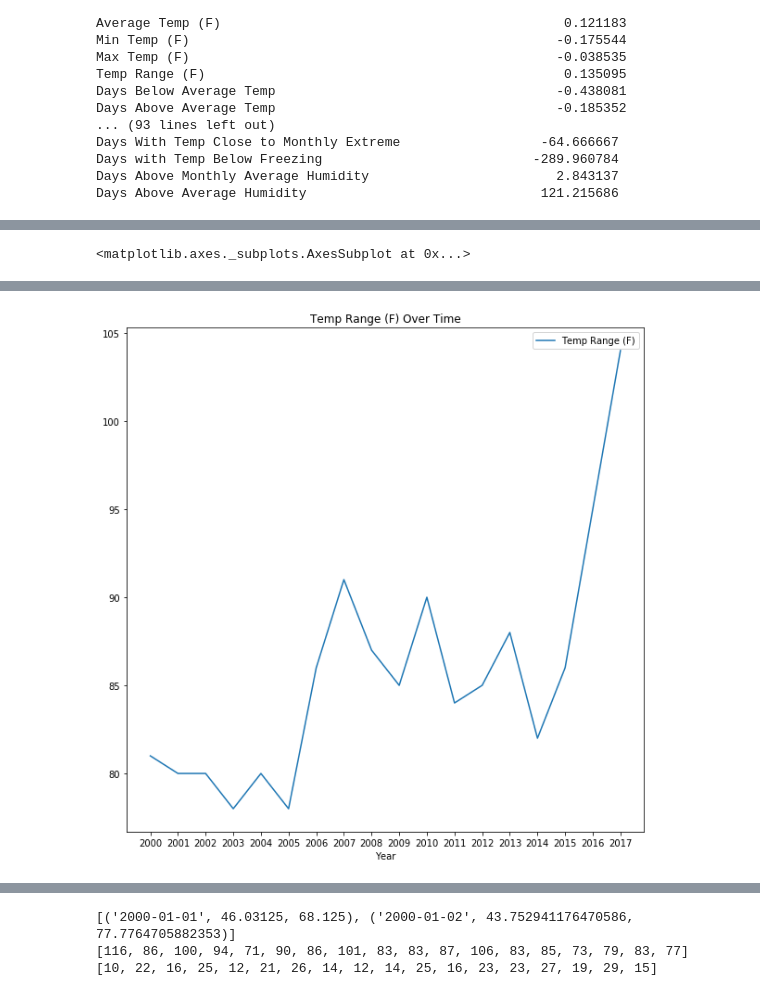
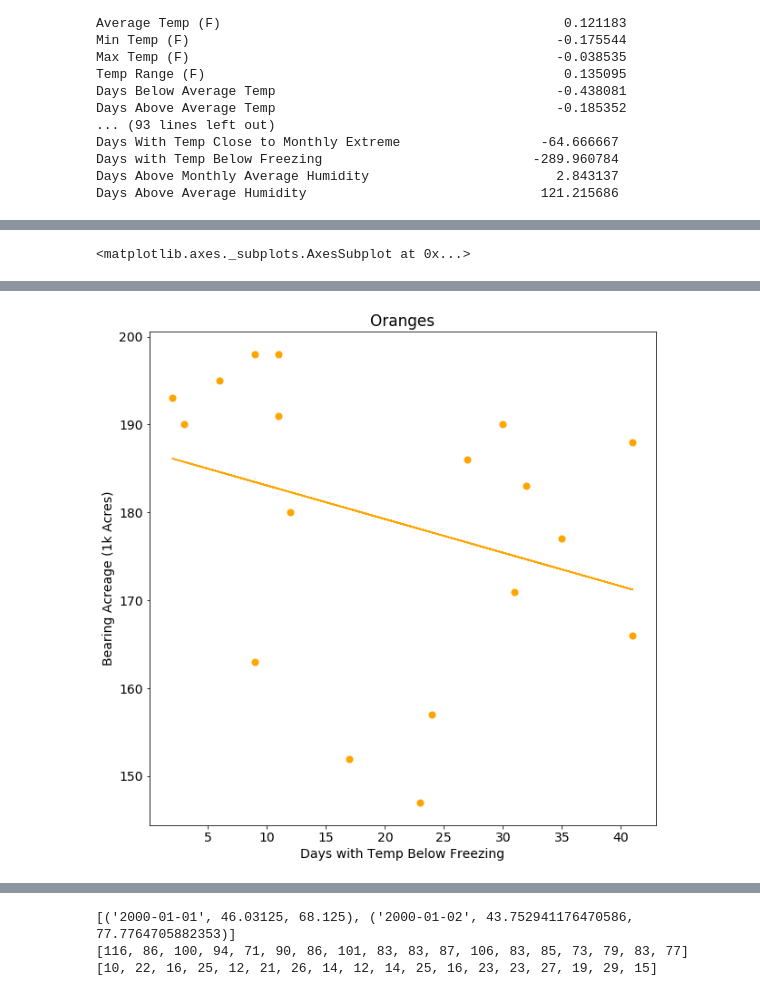
Before and after one commit to teamAwesomeKaraAndTroy/DataScienceFinalProject, a Jupyter notebook: FruitYearbookDataExploration.ipynb, the cells around one changed output, grey strips where cells are left out. Drawn from its saved outputs; the diff is of its cells as text; code cells hidden in the pictures.

Commit message:
Cleaned up plots, and added some more (#6)

```diff
--- a/FruitYearbookDataExploration.ipynb
+++ b/FruitYearbookDataExploration.ipynb
@@ -267,6 +273,7 @@ states = ['California', 'Arizona', 'Florida', 'Texas']
 curr_subplot = 1
 
 plt.rcParams['figure.figsize'] = (12, 12)
+plt.rcParams['font.size'] = 10
 
 for state in states:
 
@@ -282,10 +289,22 @@ for state in states:
     avg_oranges_state = average(oranges_production_state)
     avg_grapefruit_state = average(grapefruit_production_state)
 
-    xs = [avg_lemons_state, avg_oranges_state, avg_grapefruit_state]
+    xs = np.array([avg_lemons_state, avg_oranges_state, avg_grapefruit_state])
+    labels = np.array(['Lemons', 'Oranges', 'Grapefruit'])
+    colors = np.array(['C0', 'C1', 'C2'])
+
+    mask = []
+    for i in range(len(xs)):
+        if int(xs[i]) == 0:
+            mask.append(False)
+        else:
+            mask.append(True)
+    xs = xs[mask]
+    labels = labels[mask]
+    colors = colors[mask]
 
     plt.subplot(2, 2, curr_subplot)
-    plt.pie(xs, labels=["Lemons", "Oranges", "Grapefruit"])
+    plt.pie(xs, labels=labels, colors=colors)
     curr_subplot += 1
     plt.title('Average Production of Citrus in ' + state + ' (1980 - 2017)')
 
@@ -867,6 +925,8 @@ df.iloc[365:].plot.scatter(x='Temp', y='Humid', label='2018', ax=ax, s=50, c=col
 # %%
 # define a helper method that can generate a scatter plot with a trend line
 def scatter_with_trendline(dataframe, x, y, s, c=None, title=None):
+    plt.rcParams['figure.figsize'] = (10, 10)
+    plt.rcParams['font.size'] = 14
     ax = dataframe.plot.scatter(x=x, y=y, s=s, title=title, c=c)
     z = np.polyfit(list(dataframe[x]), list(dataframe[y]), 1)
     p = np.poly1d(z)
@@ -911,7 +971,9 @@ scatter_with_trendline(oranges_df, x='Days Above Average Temp', y='Yield Per Acr
 scatter_with_trendline(oranges_df, x='Days Below Average Temp', y='Yield Per Acre (Short Tons)', s=50, c='orange', title='Oranges')
 scatter_with_trendline(oranges_df, x='Yield Per Acre (Short Tons)', y='Bearing Acreage (1k Acres)', s=50, c='orange', title='Oranges')
 scatter_with_trendline(oranges_df, x='Days Above Monthly Average Humidity', y='Bearing Acreage (1k Acres)', s=50, c='orange', title='Oranges')
+scatter_with_trendline(oranges_df, x='Days with Temp Below Freezing', y='Bearing Acreage (1k Acres)', s=50, c='orange', title='Oranges')
 
+plt.rcParams['font.size'] = 11
 # Some time series plots to show trends over time in some of the temperature/humidity metrics
 oranges_df.plot.line(x='Year', y='Temp Range (F)', xticks=years, title='Temp Range (F) Over Time')
 oranges_df.plot.line(x='Year', y='Average Temp (F)', xticks=years, title='Average Temp (F) Over Time')
@@ -930 +992 @@ oranges_df.plot.line(x='Year', y='Days with Temp Below Freezing', xticks=years,
-[figure, old version]
+[figure, new version]
```
Also changed, not shown: parts of 12 cells of this notebook.
